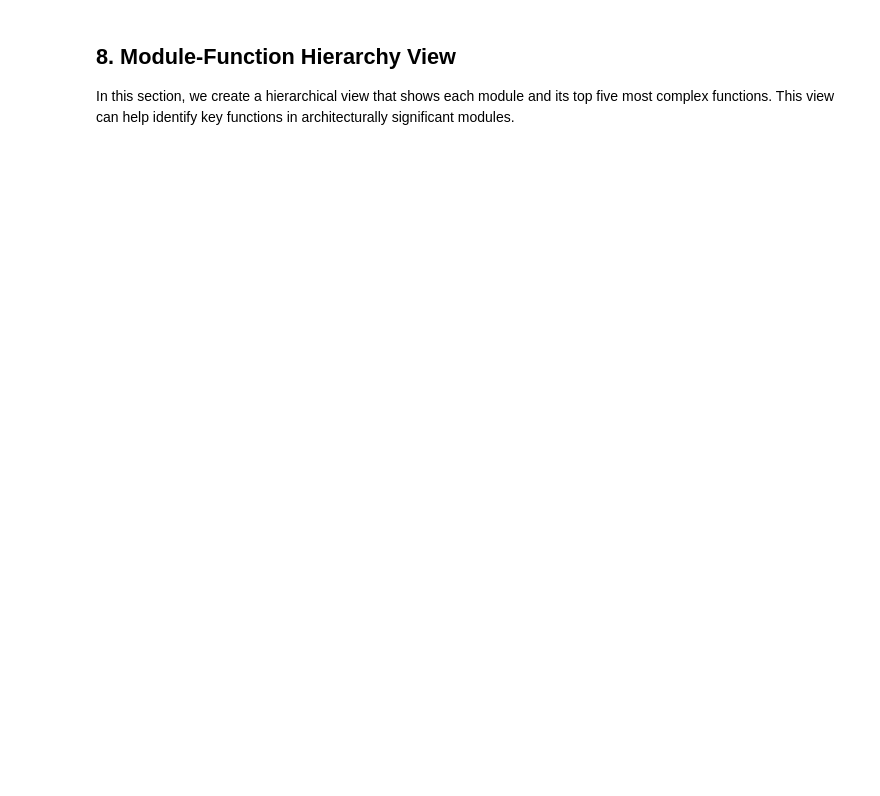
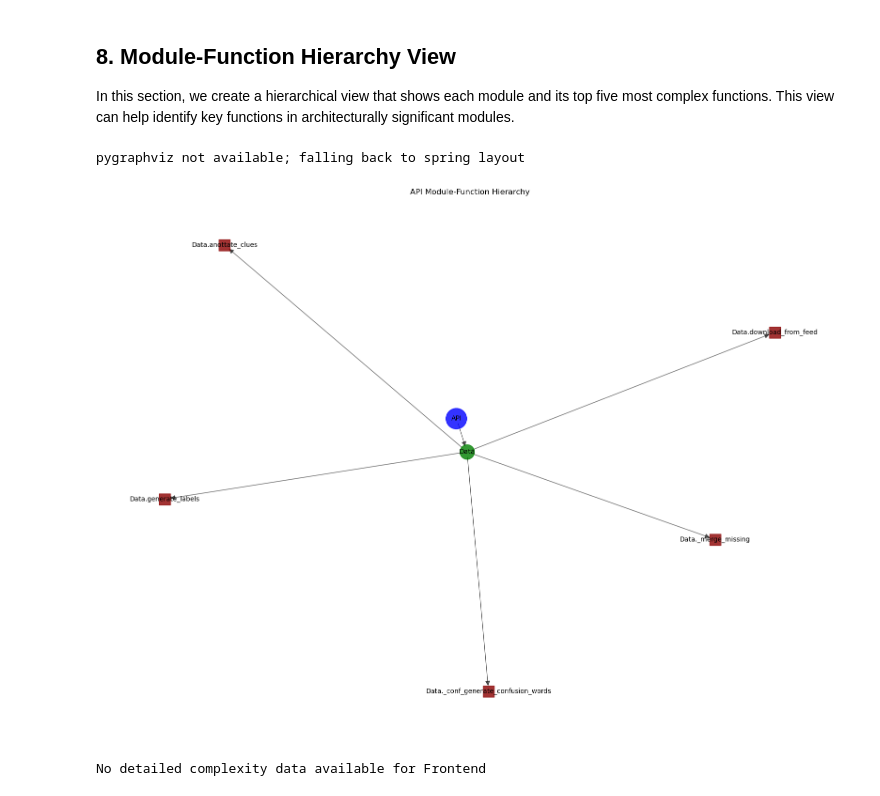
Before and after one commit to Grumlebob/ArchitecturalRecovery, a Jupyter notebook: Tools/radon.ipynb, the cells around one changed output. Saved outputs shown, nothing was run; the diff lists cells and outputs as text; code cells hidden in the pictures; blank space fills up the shorter version.

```diff
--- a/Tools/radon.ipynb
+++ b/Tools/radon.ipynb
@@ -398,7 +533,7 @@ create_complexity_heatmap(frontend_mod_complexity, "Frontend")
 In this section, we create a hierarchical view that shows each module and its top five most complex functions. This view can help identify key functions in architecturally significant modules.
 # %%
 def get_detailed_complexity(directory):
-    result = subprocess.run(["radon", "cc", directory, "-j"], capture_output=True, text=True)
+    result = subprocess.run([sys.executable, "-m", "radon", "cc", directory, "-j"], capture_output=True, text=True)
     try:
         data = json.loads(result.stdout)
     except json.JSONDecodeError:
@@ -420,8 +555,8 @@ def get_detailed_complexity(directory):
             })
     return module_data
 
-api_detailed = get_detailed_complexity(os.path.join('data', 'api'))
-frontend_detailed = get_detailed_complexity(os.path.join('data', 'frontend'))
+api_detailed = get_detailed_complexity(os.path.join('..', 'Data', 'api'))
+frontend_detailed = get_detailed_complexity(os.path.join('..', 'Data', 'frontend'))
 
 def create_hierarchy_view(detailed_data, title):
     if not detailed_data:
@@ -449,30 +584,34 @@ def create_hierarchy_view(detailed_data, title):
             for func in top_funcs:
                 node_name = f"{module}.{func['name']}"
                 G.add_node(node_name, type='function', complexity=func['complexity'], color=get_color(func['complexity']))
                 G.add_edge(module, node_name)
 
     try:
         pos = nx.nx_agraph.graphviz_layout(G, prog='dot')
     except Exception as e:
         print("pygraphviz not available; falling back to spring layout")
         pos = nx.spring_layout(G, k=0.3, iterations=50)
 
     plt.figure(figsize=(16, 12))
     root_nodes = [n for n, attr in G.nodes(data=True) if attr.get('type') == 'root']
     module_nodes = [n for n, attr in G.nodes(data=True) if attr.get('type') == 'module']
     function_nodes = [n for n, attr in G.nodes(data=True) if attr.get('type') == 'function']
     nx.draw_networkx_nodes(G, pos, nodelist=root_nodes, node_size=1000, node_color='blue', alpha=0.8)
     nx.draw_networkx_nodes(G, pos, nodelist=module_nodes, node_size=500,
                            node_color=[G.nodes[n]['color'] for n in module_nodes], alpha=0.8)
     nx.draw_networkx_nodes(G, pos, nodelist=function_nodes, node_size=300,
                            node_color=[G.nodes[n]['color'] for n in function_nodes], alpha=0.8, node_shape='s')
     nx.draw_networkx_edges(G, pos, arrows=True, arrowsize=15, alpha=0.6)
     nx.draw_networkx_labels(G, pos, font_size=10)
     plt.title(f"{title} Module-Function Hierarchy")
     plt.axis('off')
     plt.tight_layout()
     plt.savefig(f"{title.lower()}_hierarchy.png", dpi=300, bbox_inches='tight')
     plt.show()
 
 create_hierarchy_view(api_detailed, "API")
 create_hierarchy_view(frontend_detailed, "Frontend")
+# %% [output]
+pygraphviz not available; falling back to spring layout
+[figure, added]
+No detailed complexity data available for Frontend
```
Also changed, not shown: parts of 16 cells of this notebook, 2 other files.
